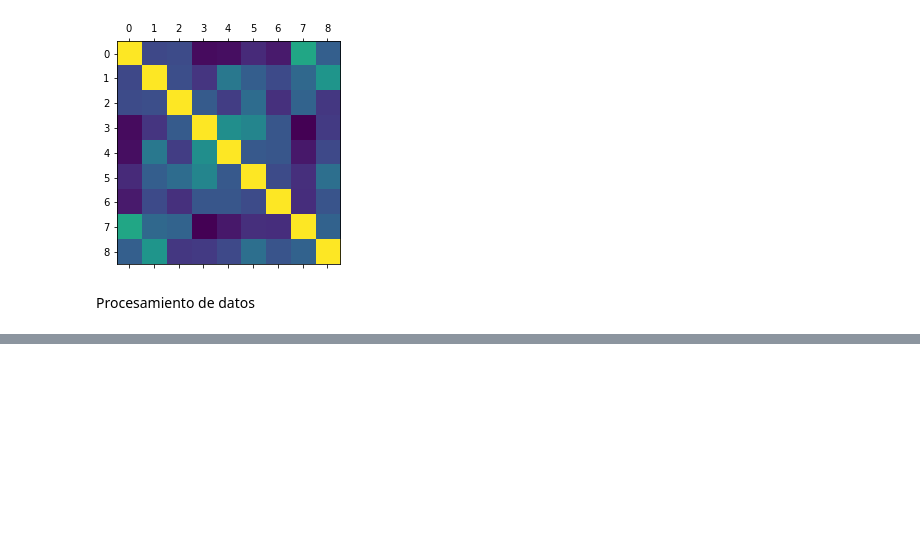
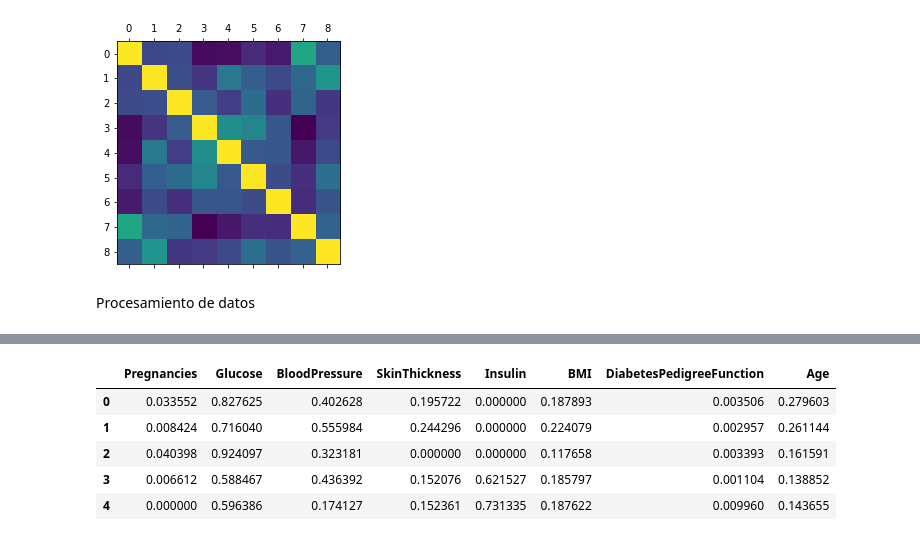
Before and after one commit to adrianquiroga/diabetes, a Jupyter notebook: Diabetes.ipynb, the cells around one changed output, grey strips where cells are left out. Cells and saved outputs as stored; diff of their text form; code cells hidden in the pictures; blank space fills up the shorter version.

```diff
--- a/Diabetes.ipynb
+++ b/Diabetes.ipynb
@@ -183,0 +242,6 @@ Procesamiento de datos
+# %%
+# Cambiar la escala de los datos longitud de 1
+# conjuntos de datos dispersos (muchos ceros0) con atributos de diferentes escalas
+from sklearn.preprocessing import Normalizer
+X_normalizar = Normalizer().fit_transform(X)
+print(X_normalizar[0:5,:])
@@ -183,0 +259,11 @@ Procesamiento de datos
+# %%
+# convertir la matriz de tipo NumPy a datafarma
+X_pandas = pd.DataFrame(data = X_normalizar, columns = X.columns)
+X_pandas.head()
+# %% [output]
+|  | Pregnancies | Glucose | BloodPressure | SkinThickness | Insulin | BMI | DiabetesPedigreeFunction | Age |
+| 0 | 0.033552 | 0.827625 | 0.402628 | 0.195722 | 0.000000 | 0.187893 | 0.003506 | 0.279603 |
+| 1 | 0.008424 | 0.716040 | 0.555984 | 0.244296 | 0.000000 | 0.224079 | 0.002957 | 0.261144 |
+| 2 | 0.040398 | 0.924097 | 0.323181 | 0.000000 | 0.000000 | 0.117658 | 0.003393 | 0.161591 |
+| 3 | 0.006612 | 0.588467 | 0.436392 | 0.152076 | 0.621527 | 0.185797 | 0.001104 | 0.138852 |
+| 4 | 0.000000 | 0.596386 | 0.174127 | 0.152361 | 0.731335 | 0.187622 | 0.009960 | 0.143655 |
```
Also changed, not shown: parts of 14 cells of this notebook.
